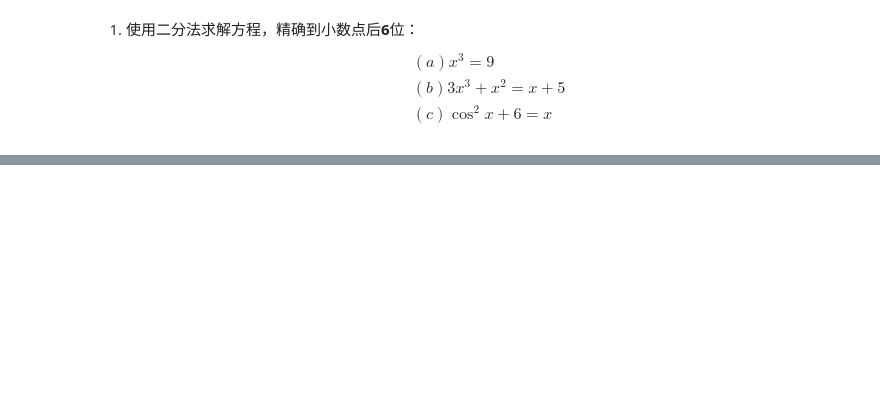
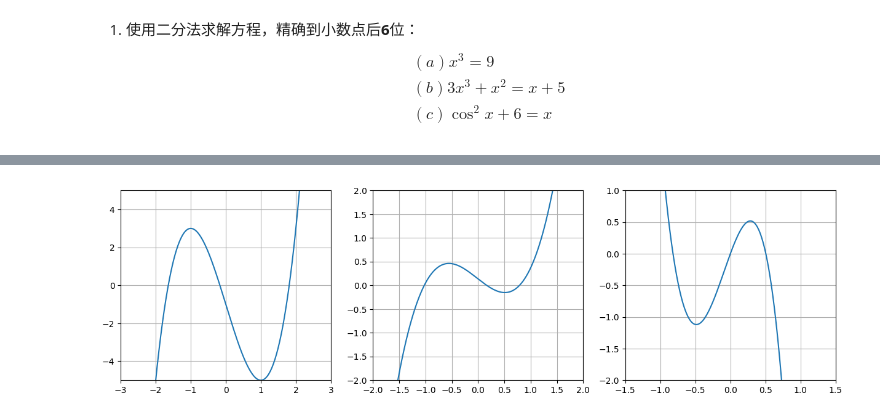
Before and after one commit to Pat-Tron/solution_of_numerical_analysis, a Jupyter notebook: exercise_01_01.ipynb, the cells around one changed output, grey strips where cells are left out. Saved outputs shown, nothing was run; the diff lists cells and outputs as text; code cells hidden in the pictures; blank space fills up the shorter version.

```diff
--- a/exercise_01_01.ipynb
+++ b/exercise_01_01.ipynb
@@ -40,0 +73,39 @@ Iteration of 22 times, with result: 6.776092052459717
+# %%
+import matplotlib.pyplot as plt
+import numpy as np
+
+equation_a = lambda x: 2*x**3-6*x-1
+equation_b = lambda x: np.exp(x-2)+x**3-x
+equation_c = lambda x: 1+5*x-6*x**3-np.exp(2*x)
+
+X = np.linspace(-5, 5, 1000)
+Y_A = equation_a(X)
+Y_B = equation_b(X)
+Y_C = equation_c(X)
+
+plt.figure(figsize=(15, 4))
+
+plt.subplot(1, 3, 1)
+plt.plot(X, Y_A)
+plt.ylim(-5.0, 5.0)
+plt.xlim(-3.0, 3.0)
+axes = plt.gca()
+axes.grid()
+
+plt.subplot(1, 3, 2)
+plt.plot(X, Y_B)
+plt.ylim(-2.0, 2.0)
+plt.xlim(-2.0, 2.0)
+axes = plt.gca()
+axes.grid()
+
+plt.subplot(1, 3, 3)
+plt.plot(X, Y_C)
+plt.ylim(-2.0, 1.0)
+plt.xlim(-1.5, 1.5)
+axes = plt.gca()
+axes.grid()
+
+plt.show()
+# %% [output]
+[figure, added]
```
Also changed, not shown: parts of 19 cells of this notebook.
